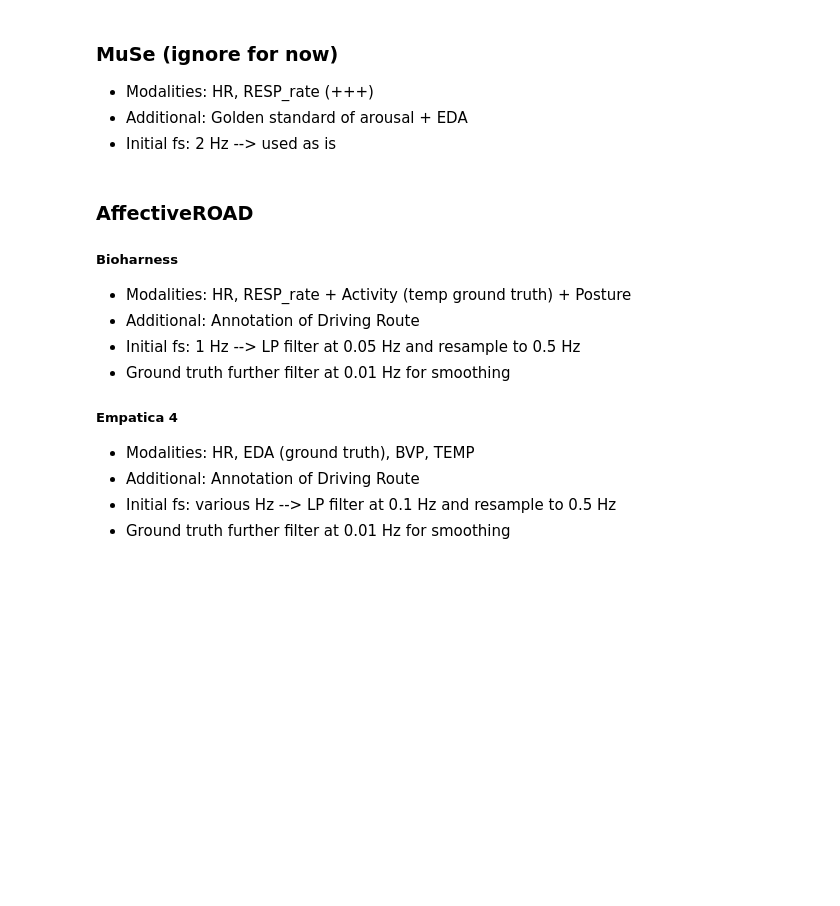
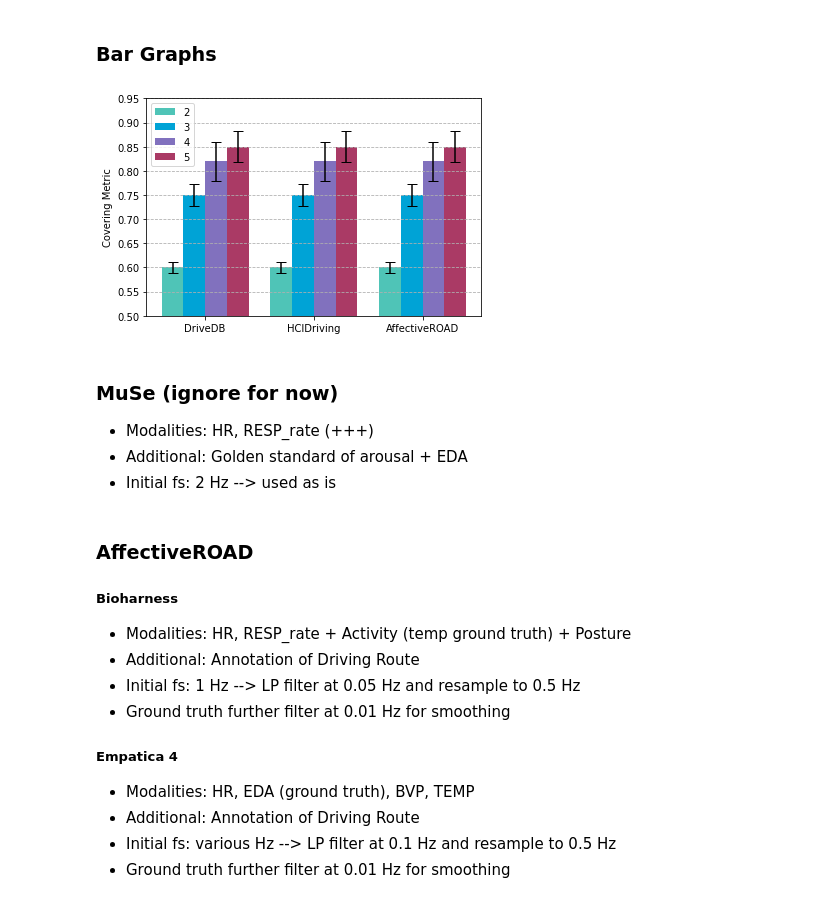
Before and after one commit to usc-sail/ggs_driving, a Jupyter notebook: exploratory.ipynb, the cells around one changed output. Cells and saved outputs as stored; diff of their text form; code cells hidden in the pictures; blank space fills up the shorter version.

```diff
--- a/exploratory.ipynb
+++ b/exploratory.ipynb
@@ -48,3 +93,41 @@ participant_6 0.645
+# %% [markdown]
+### Bar Graphs
+# %%
+plt.figure()
+labels = ["DriveDB", "HCIDriving", "AffectiveROAD"]
+colors = ["#003f5c", "#7a5195", "#ef5675", "#ffa600"]
+colors = ["#4fc4b7", "#00a3d6", "#8171be", "#aa3a65"]
+clusters, num = ["2", "3", "4", "5"], 4
+
+x = np.arange(3)
+plt.xticks(x + 0.3, labels)
+
+bar1 = np.array([0.600, 0.750, 0.820, 0.850])
+bar2 = np.array([0.801, 0.805, 0.900, 0.920])
+bar3 = np.array([0.630, 0.730, 0.905, 0.907])
+
+std1 = np.array([0.012, 0.023, 0.040, 0.032])
+std2 = np.array([0.012, 0.023, 0.045, 0.032])
+std3 = np.array([0.012, 0.023, 0.025, 0.032])
+
+data = [
+    i[j] for i in [bar1, bar2, bar3] for j in range(num)
+]
+yerr = [
+    i[j] for i in [std1, std3, std3] for j in range(num)
+]
+
+for i in range(4):
+    plt.bar(x + 0.2 * i, data[i], yerr=yerr[i], width=0.2, capsize=5, label=clusters[i], color=colors[i])
+
+plt.grid(axis="y", linestyle="--")
+plt.ylabel("Covering Metric")
+plt.yticks(np.arange(0, 1, 0.05))
+plt.ylim(0.5)
+plt.legend()
+plt.show()
+# %% [output]
+[figure, added]
 # %% [markdown]
 ### MuSe (ignore for now)
 
```
Also changed, not shown: parts of 4 cells of this notebook.
